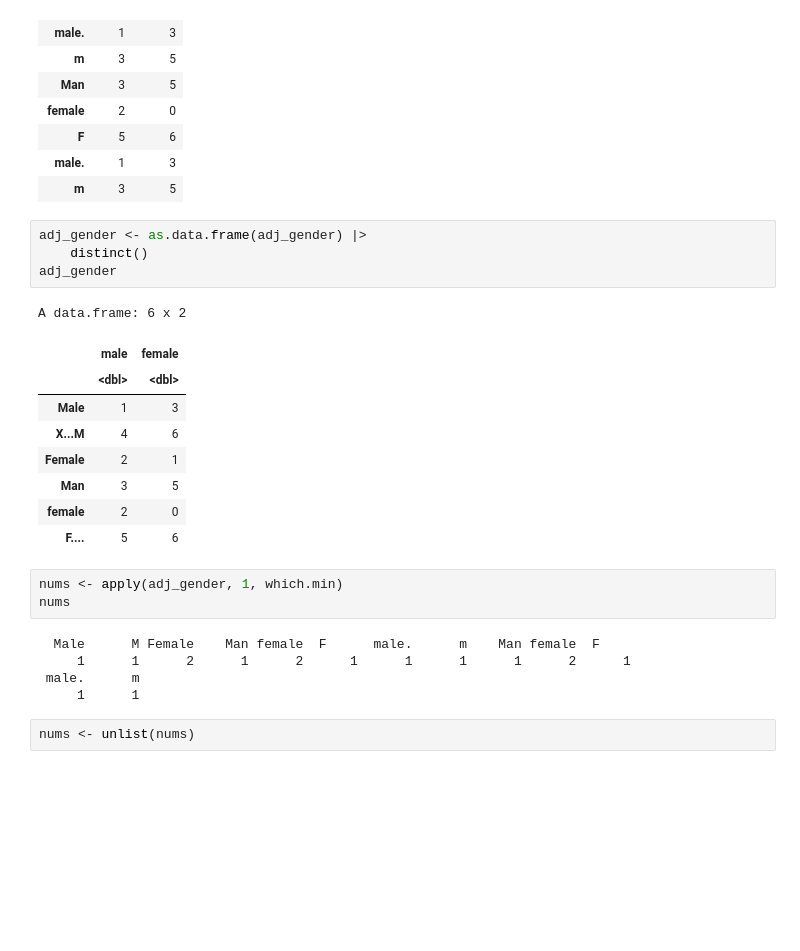
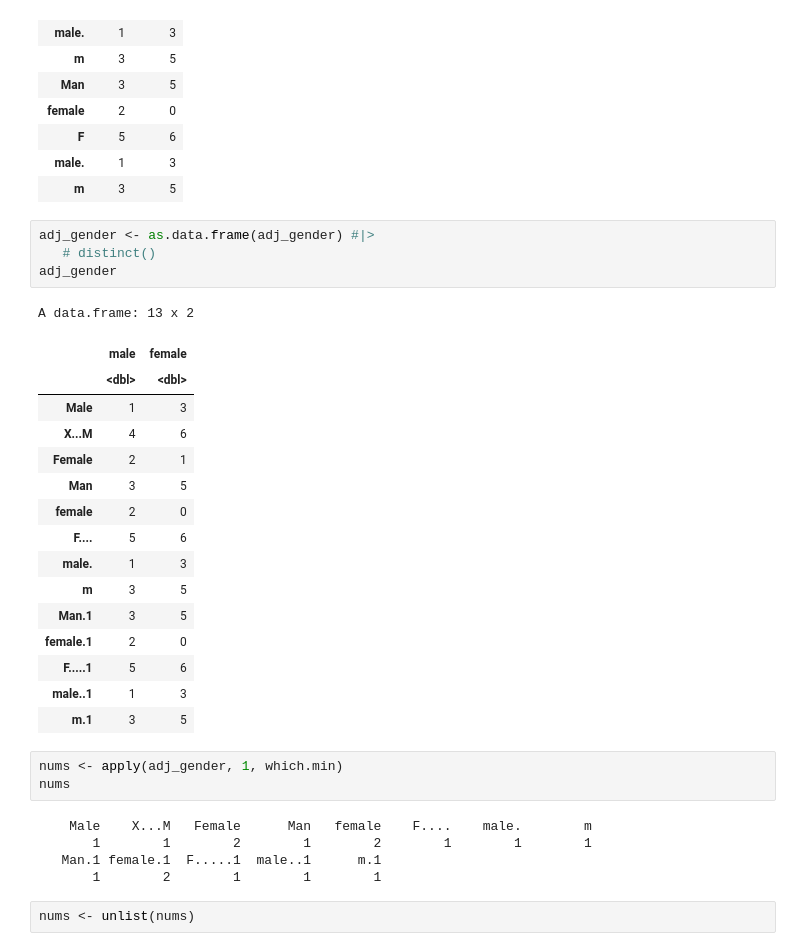
Before and after one commit to kleban/edu-r, a Jupyter notebook: EK/Data Analysis/Data Cleaning.ipynb, the cells around one changed output. Drawn from its saved outputs; the diff is of its cells as text; blank space fills up the shorter version.

```diff
--- a/EK/Data Analysis/Data Cleaning.ipynb
+++ b/EK/Data Analysis/Data Cleaning.ipynb
@@ -283,27 +287,34 @@ A matrix: 13 x 2 of type dbl
 | male. | 1 | 3 |
 | m | 3 | 5 |
 # %%
-adj_gender <- as.data.frame(adj_gender) |>
-    distinct()
+adj_gender <- as.data.frame(adj_gender) #|>
+   # distinct()
 adj_gender
 # %% [output]
-A data.frame: 6 x 2
+A data.frame: 13 x 2
 |  | male | female |
 |  | <dbl> | <dbl> |
 | Male | 1 | 3 |
 | X...M | 4 | 6 |
 | Female | 2 | 1 |
 | Man | 3 | 5 |
 | female | 2 | 0 |
 | F.... | 5 | 6 |
+| male. | 1 | 3 |
+| m | 3 | 5 |
+| Man.1 | 3 | 5 |
+| female.1 | 2 | 0 |
+| F.....1 | 5 | 6 |
+| male..1 | 1 | 3 |
+| m.1 | 3 | 5 |
 # %%
 nums <- apply(adj_gender, 1, which.min)
 nums
 # %% [output]
-  Male      M Female    Man female  F      male.      m    Man female  F
-     1      1      2      1      2      1      1      1      1      2      1
- male.      m
-     1      1
+    Male    X...M   Female      Man   female    F....    male.        m
+       1        1        2        1        2        1        1        1
+   Man.1 female.1  F.....1  male..1      m.1
+       1        2        1        1        1
 # %%
 nums <- unlist(nums)
 # %%
```
Also changed, not shown: parts of 47 cells of this notebook, 4 other files.
